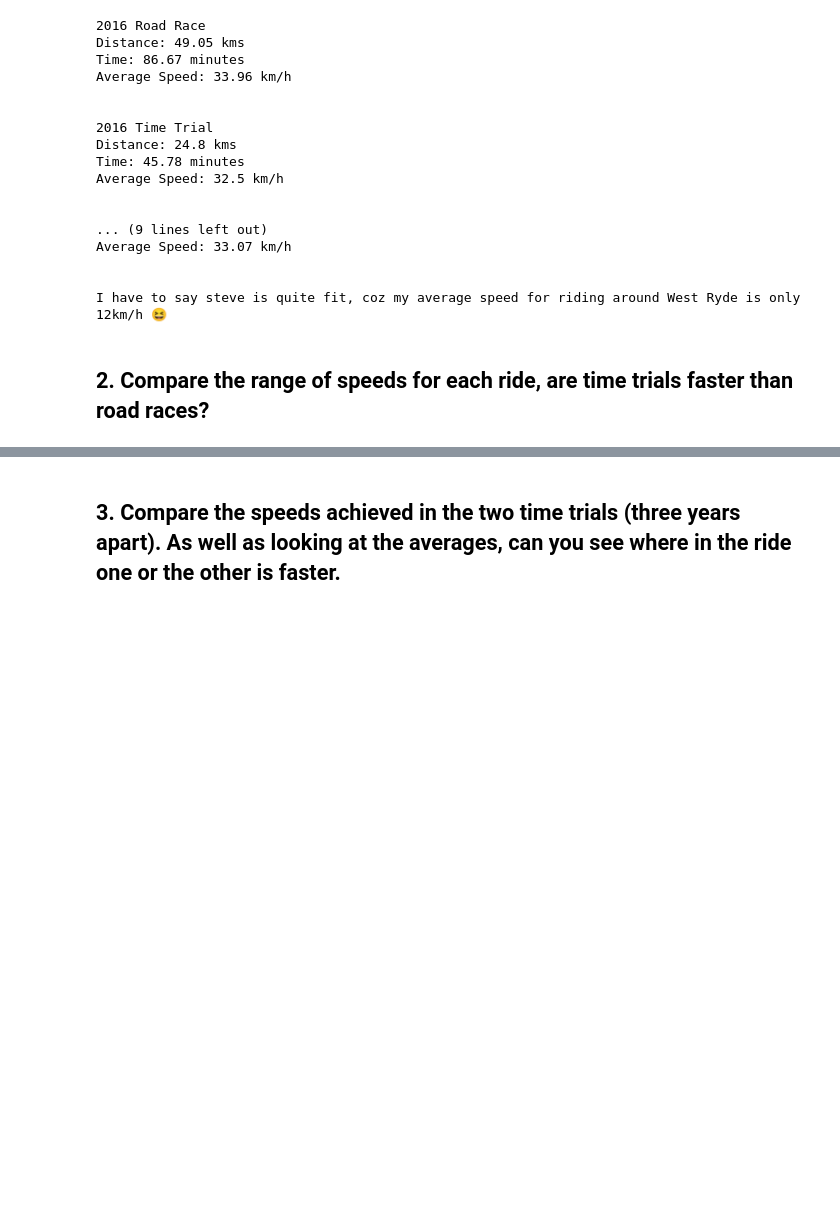
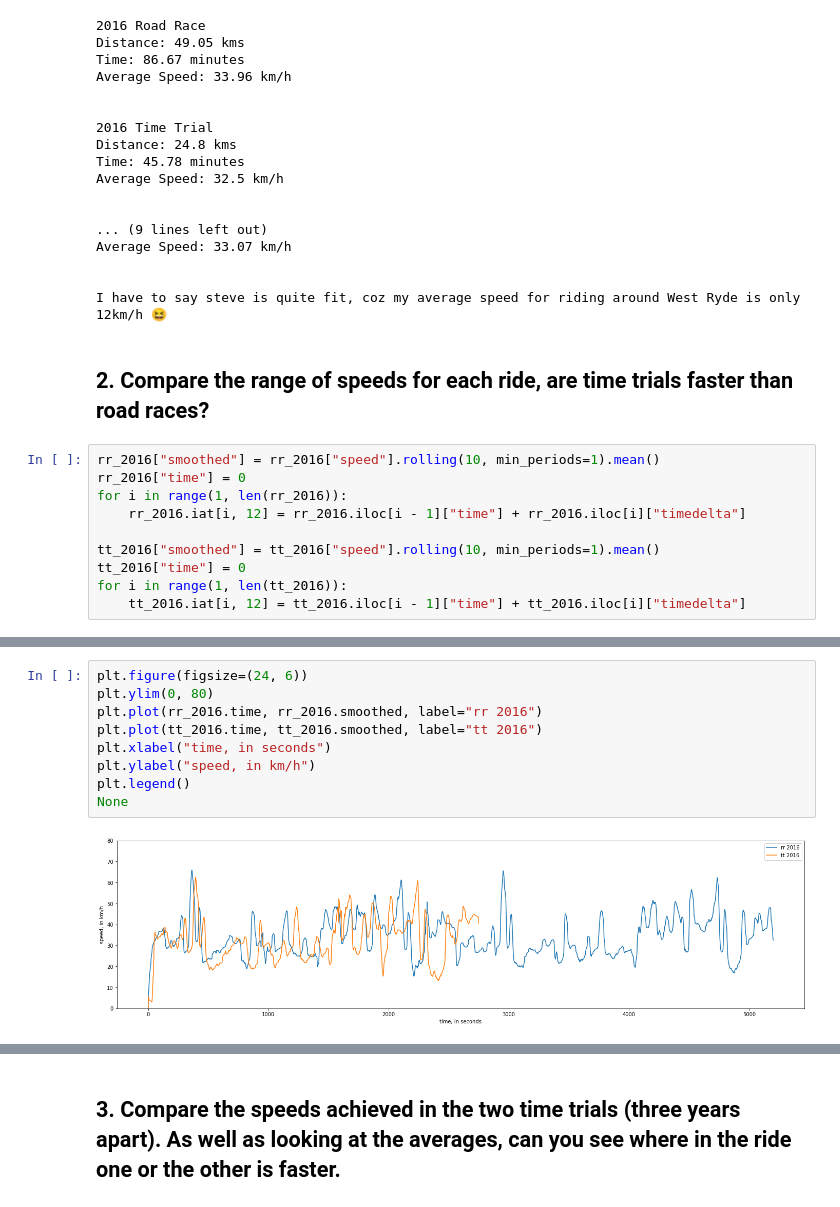
Before and after one commit to MQCOMP2200-S2-2021/data-science-portfolio-wenkangmq, a Jupyter notebook: Portfolio 1.ipynb, the cells around one changed output, grey strips where cells are left out. Cells and saved outputs as stored; diff of their text form; blank space fills up the shorter version.

```diff
--- a/Portfolio 1.ipynb
+++ b/Portfolio 1.ipynb
@@ -112,3 +126,13 @@ Average Speed: 33.07 km/h
 I have to say steve is quite fit, coz my average speed for riding around West Ryde is only 12km/h 😆
 # %% [markdown]
 ## 2. Compare the range of speeds for each ride, are time trials faster than road races?
+# %%
+rr_2016["smoothed"] = rr_2016["speed"].rolling(10, min_periods=1).mean()
+rr_2016["time"] = 0
+for i in range(1, len(rr_2016)):
+    rr_2016.iat[i, 12] = rr_2016.iloc[i - 1]["time"] + rr_2016.iloc[i]["timedelta"]
+
+tt_2016["smoothed"] = tt_2016["speed"].rolling(10, min_periods=1).mean()
+tt_2016["time"] = 0
+for i in range(1, len(tt_2016)):
+    tt_2016.iat[i, 12] = tt_2016.iloc[i - 1]["time"] + tt_2016.iloc[i]["timedelta"]
@@ -114,0 +149,11 @@ I have to say steve is quite fit, coz my average speed for riding around West Ry
+# %%
+plt.figure(figsize=(24, 6))
+plt.ylim(0, 80)
+plt.plot(rr_2016.time, rr_2016.smoothed, label="rr 2016")
+plt.plot(tt_2016.time, tt_2016.smoothed, label="tt 2016")
+plt.xlabel("time, in seconds")
+plt.ylabel("speed, in km/h")
+plt.legend()
+None
+# %% [output]
+[figure, added]
```
Also changed, not shown: parts of 9 cells of this notebook.
